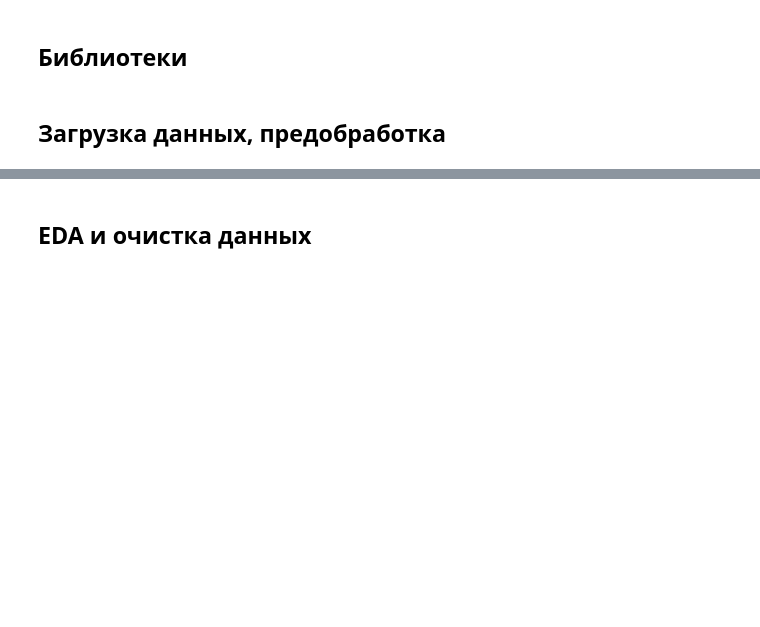
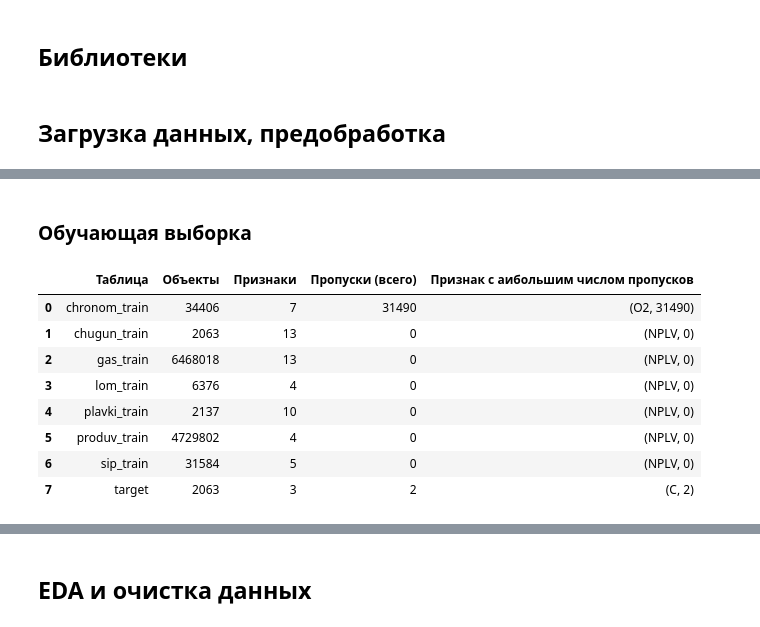
Before and after one commit to AnglewoodJack/evraz, a Jupyter notebook: model_selection/pipe.ipynb, the cells around one changed output, grey strips where cells are left out. Saved outputs shown, nothing was run; the diff lists cells and outputs as text; code cells hidden in the pictures; blank space fills up the shorter version.

```diff
--- a/model_selection/pipe.ipynb
+++ b/model_selection/pipe.ipynb
@@ -45,0 +98,33 @@ data["TST"].mean()
+# %%
+# Списки загруженных файлов.
+all_train = [chronom_train, chugun_train, gas_train, lom_train, plavki_train, produv_train, sip_train, target]
+all_test = [chronom_test, chugun_test, gas_test, lom_test, plavki_test, produv_test, sip_test]
+# %% [markdown]
+### Обучающая выборка
+# %%
+def check_shapes_and_missings(dfs: List[pd.DataFrame]) -> None:
+    # Статистика по всем загруженным файлам.
+    cols = ['Таблица', 'Объекты', 'Признаки', 'Пропуски (всего)', 'Признак с аибольшим числом пропусков']
+    stats = pd.DataFrame(columns=cols)
+
+    for df in dfs:
+        stats = stats.append(
+            pd.DataFrame(
+                data=[[df.name, df.shape[0], df.shape[1],
+                       df.isna().sum().sum(), (df.count().idxmin(), df[df.count().idxmin()].isna().sum())]],
+                columns=cols)
+        )
+
+    return stats.reset_index(drop=True)
+# %%
+check_shapes_and_missings(all_train)
+# %% [output]
+|  | Таблица | Объекты | Признаки | Пропуски (всего) | Признак с аибольшим числом пропусков |
+| 0 | chronom_train | 34406 | 7 | 31490 | (O2, 31490) |
+| 1 | chugun_train | 2063 | 13 | 0 | (NPLV, 0) |
+| 2 | gas_train | 6468018 | 13 | 0 | (NPLV, 0) |
+| 3 | lom_train | 6376 | 4 | 0 | (NPLV, 0) |
+| 4 | plavki_train | 2137 | 10 | 0 | (NPLV, 0) |
+| 5 | produv_train | 4729802 | 4 | 0 | (NPLV, 0) |
+| 6 | sip_train | 31584 | 5 | 0 | (NPLV, 0) |
+| 7 | target | 2063 | 3 | 2 | (C, 2) |
```
Also changed, not shown: parts of 24 cells of this notebook.
